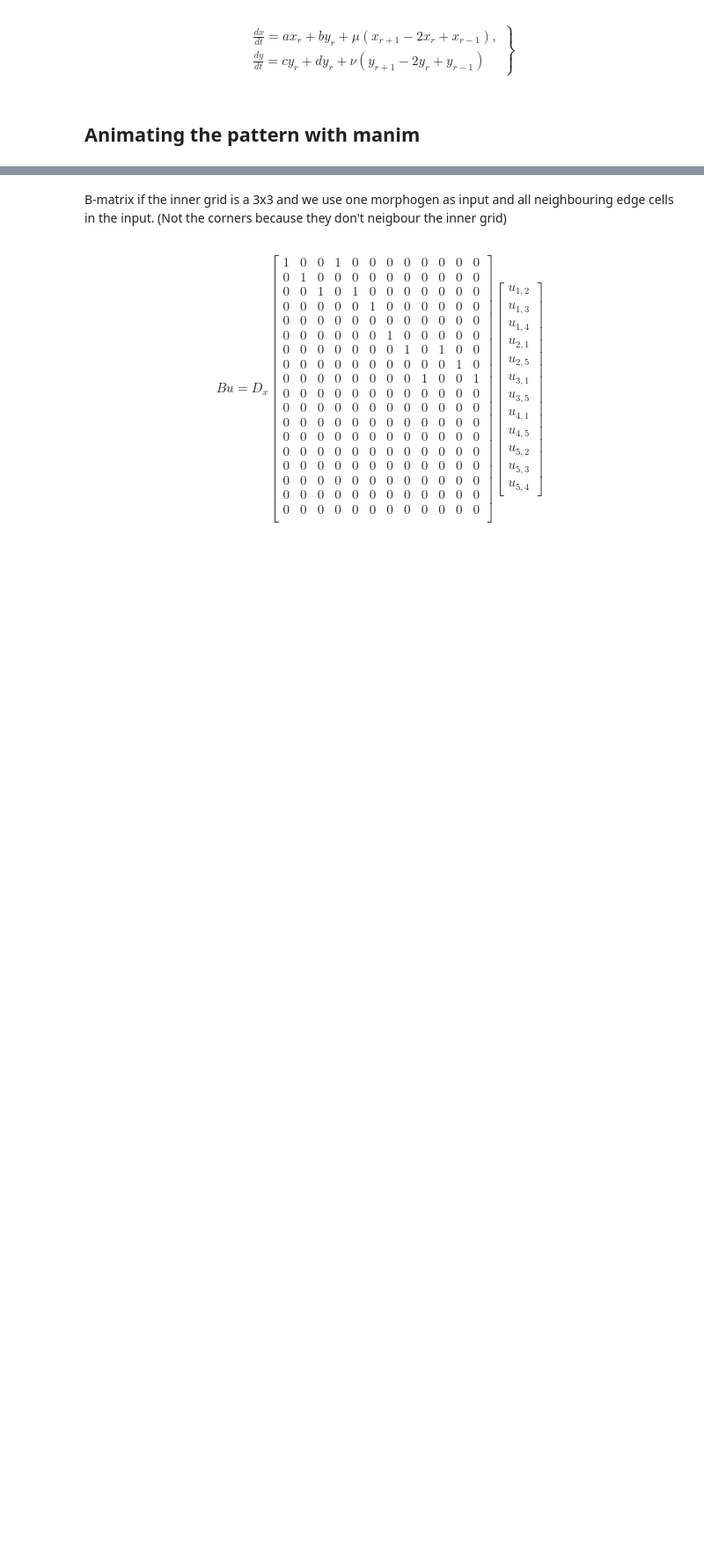
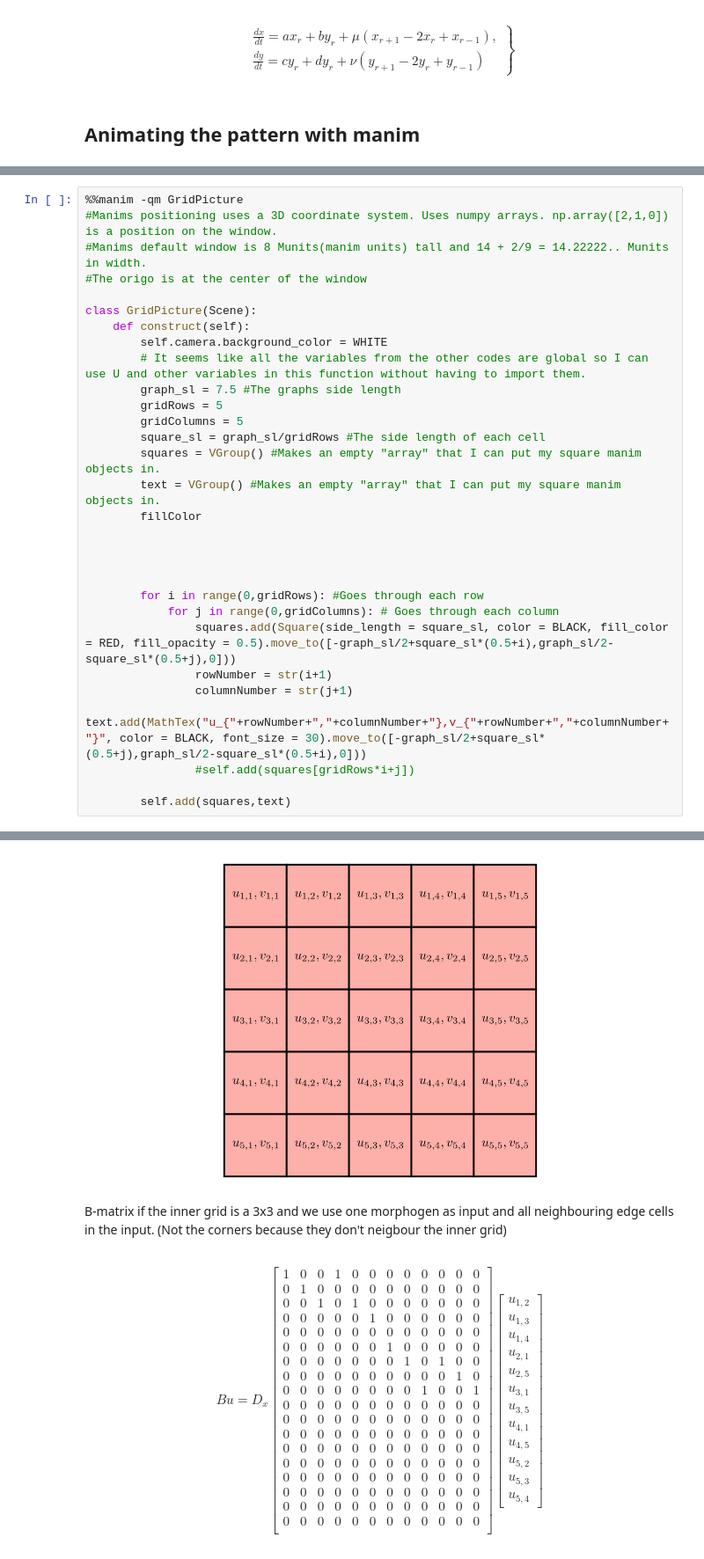
Before and after one commit to Gympaisak/Turing-Pattern, a Jupyter notebook: TuringPatternFinal.ipynb, the cells around one changed output, grey strips where cells are left out. Shown at 88% size. Drawn from its saved outputs; the diff is of its cells as text; blank space fills up the shorter version.

```diff
--- a/TuringPatternFinal.ipynb
+++ b/TuringPatternFinal.ipynb
@@ -418,3 +420,34 @@ class AnimateTuringPattern(Scene):
                              folder\720p30\partial_movie_files\AnimateTuringPattern\135361
                              8911_2686367673_369295253.mp4'
 ... (188 outputs left out)
+# %%
+%%manim -qm GridPicture
+#Manims positioning uses a 3D coordinate system. Uses numpy arrays. np.array([2,1,0]) is a position on the window.
+#Manims default window is 8 Munits(manim units) tall and 14 + 2/9 = 14.22222.. Munits in width.
+#The origo is at the center of the window
+
+class GridPicture(Scene):
+    def construct(self):
+        self.camera.background_color = WHITE
+        # It seems like all the variables from the other codes are global so I can use U and other variables in this function without having to import them.
+        graph_sl = 7.5 #The graphs side length
+        gridRows = 5
+        gridColumns = 5
+        square_sl = graph_sl/gridRows #The side length of each cell
+        squares = VGroup() #Makes an empty "array" that I can put my square manim objects in.
+        text = VGroup() #Makes an empty "array" that I can put my square manim objects in.
+        fillColor
+
+
+
+
+        for i in range(0,gridRows): #Goes through each row
+            for j in range(0,gridColumns): # Goes through each column
+                squares.add(Square(side_length = square_sl, color = BLACK, fill_color = RED, fill_opacity = 0.5).move_to([-graph_sl/2+square_sl*(0.5+i),graph_sl/2-square_sl*(0.5+j),0]))
+                rowNumber = str(i+1)
+                columnNumber = str(j+1)
+                text.add(MathTex("u_{"+rowNumber+","+columnNumber+"},v_{"+rowNumber+","+columnNumber+"}", color = BLACK, font_size = 30).move_to([-graph_sl/2+square_sl*(0.5+j),graph_sl/2-square_sl*(0.5+i),0]))
+                #self.add(squares[gridRows*i+j])
+
+        self.add(squares,text)
+# %% [output]
@@ -421,3 +460,4 @@ class AnimateTuringPattern(Scene):
+[figure, added]
 # %% [markdown]
 B-matrix if the inner grid is a 3x3 and we use one morphogen as input and all neighbouring edge cells in the input. (Not the corners because they don't neigbour the inner grid)
 # %% [markdown]
```
Also changed, not shown: parts of 6 cells of this notebook.
